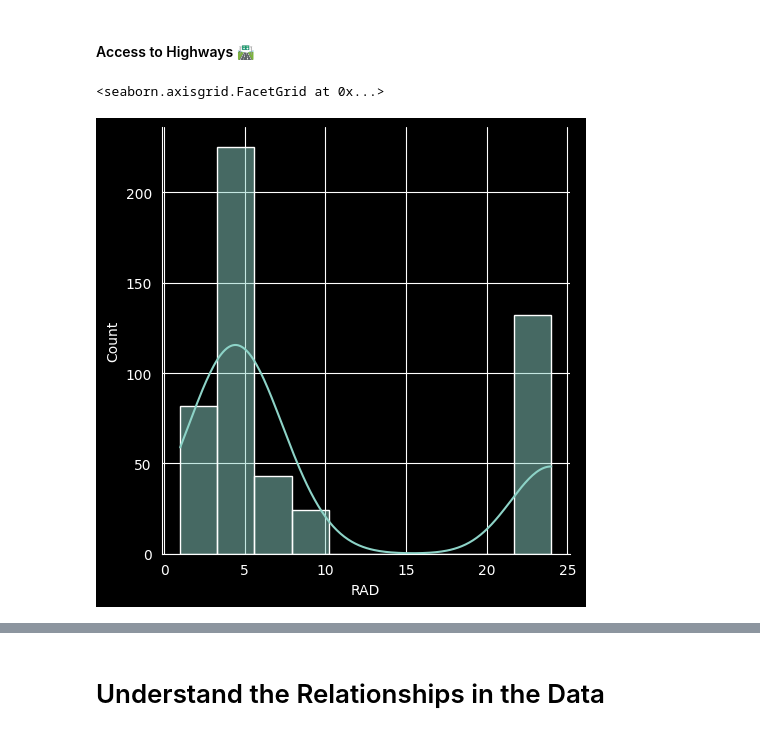
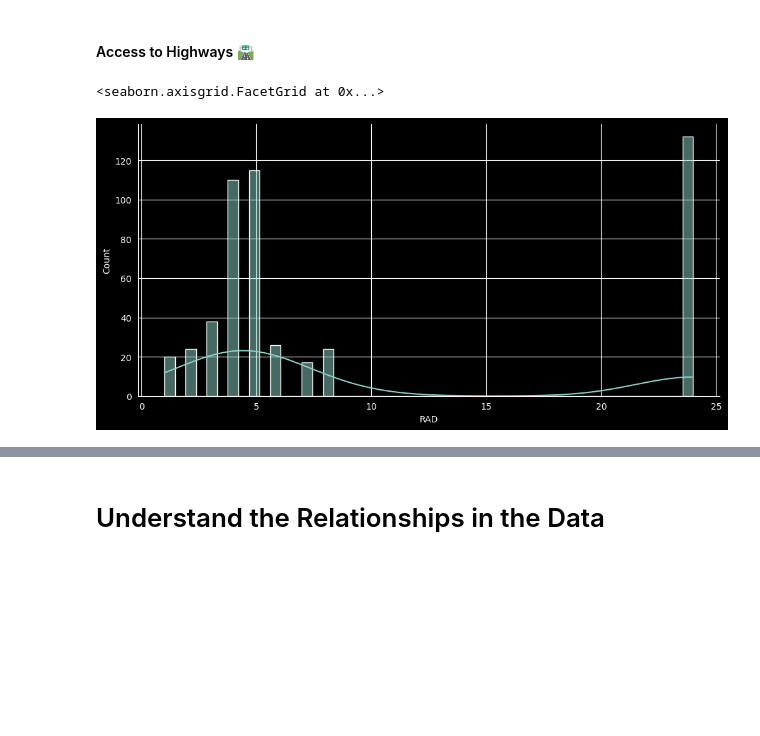
Before and after one commit to tbk81/100-DAYS-OF-CODE-PY, a Jupyter notebook: 81-predict-house-prices/Multivariable_Regression_and_Valuation_Model.ipynb, the cells around one changed output, grey strips where cells are left out. Saved outputs shown, nothing was run; the diff lists cells and outputs as text; code cells hidden in the pictures; blank space fills up the shorter version.

```diff
--- a/81-predict-house-prices/Multivariable_Regression_and_Valuation_Model.ipynb
+++ b/81-predict-house-prices/Multivariable_Regression_and_Valuation_Model.ipynb
@@ -244,10 +250,12 @@ sns.displot(data=data,
 # %%
 sns.displot(data=data,
             x=data.RAD,
+            bins=50,
+            aspect=2,
             kde=True)
 # %% [output]
 <seaborn.axisgrid.FacetGrid at 0x...>
-[figure, old version]
+[figure, new version]
 # %% [markdown]
 #### Next to the River? ⛵️
 
```
Also changed, not shown: parts of 25 cells of this notebook.
